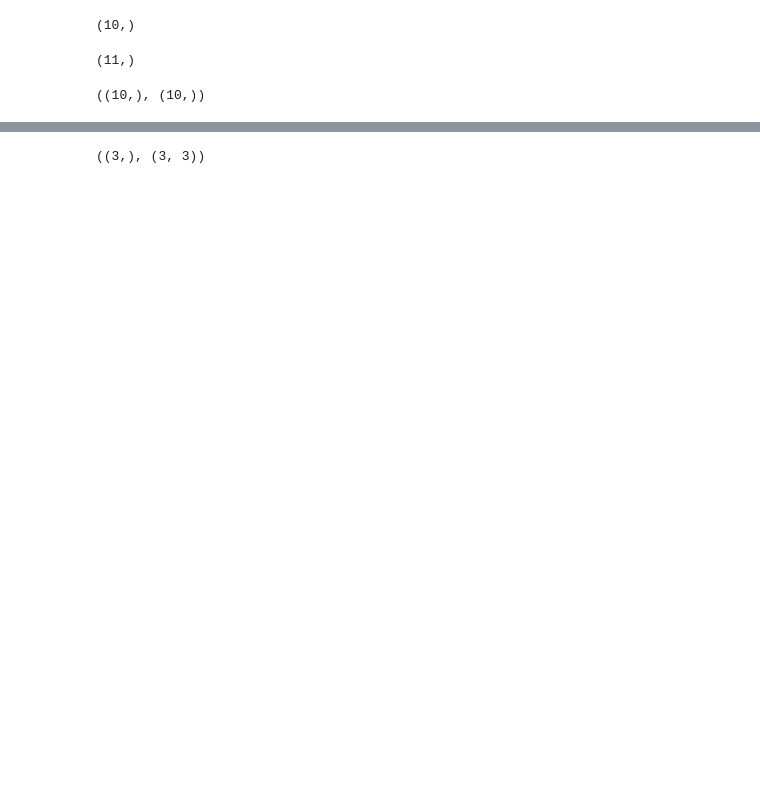
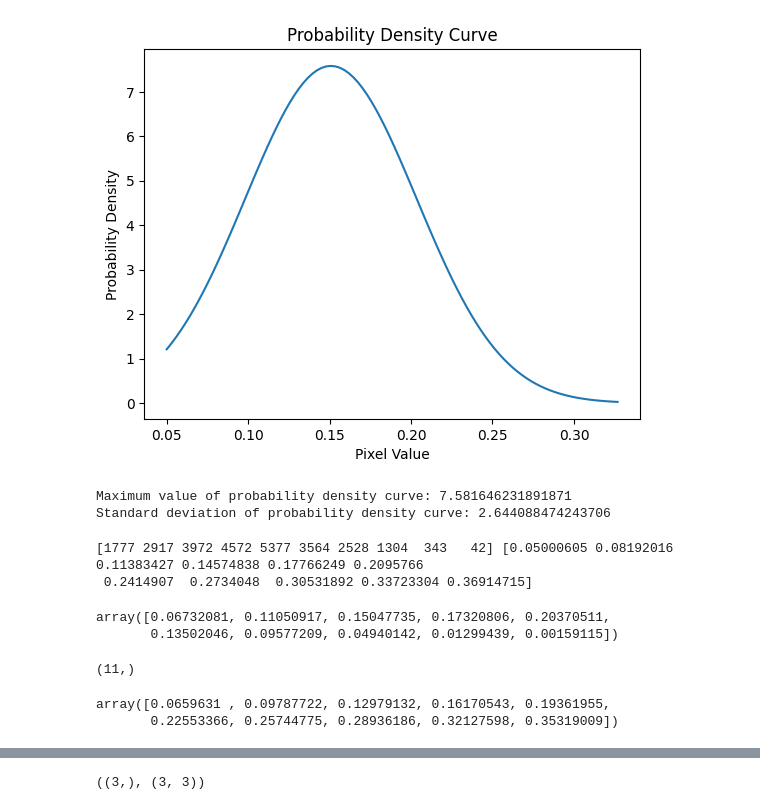
Before and after one commit to wenquchen/hytools, a Jupyter notebook: guassian_pdf.ipynb, the cells around one changed output, grey strips where cells are left out. Saved outputs shown, nothing was run; the diff lists cells and outputs as text; code cells hidden in the pictures; blank space fills up the shorter version.

```diff
--- a/guassian_pdf.ipynb
+++ b/guassian_pdf.ipynb
@@ -13,13 +37,48 @@ x_data = gdal.Open('F:/wenqu/trait_map/site2a_clip/4_25.tif').ReadAsArray().flat
+# %%
+# Calculate mean and standard deviation of image values
+mean = np.mean(x_data)
+sigma = np.std(x_data)
+
+# Define Gaussian function
+def gaussian(x, mean, sigma):
+    return (1/(sigma*np.sqrt(2*np.pi))) * np.exp(-(x-mean)**2/(2*sigma**2))
+
+# Evaluate Gaussian function at a range of x values
+x_range = np.linspace(np.min(x_data), np.max(x_data), 100)
+y_range = gaussian(x_range, mean, sigma)
+
+# Get maximum value and standard deviation of Gaussian curve
+max_val = np.max(y_range)
+std = np.std(y_range)
+
+# Plot Gaussian curve
+plt.plot(x_range, y_range)
+plt.title('Probability Density Curve')
+plt.xlabel('Pixel Value')
+plt.ylabel('Probability Density')
+plt.show()
+
+print(f'Maximum value of probability density curve: {max_val}')
+print(f'Standard deviation of probability density curve: {std}')
+# %% [output]
+[figure, added]
+Maximum value of probability density curve: 7.581646231891871
+Standard deviation of probability density curve: 2.644088474243706
 # %%
 #plotting the histogram
 # compute the histogram of a dataset, it returnns two arrays
 # the number of values fallinng into the bin and the bin edges half-open, except last one
 hist, bin_edges = np.histogram(x_data)
+print(hist, bin_edges)
 hist=hist/sum(hist)
+# %% [output]
+[1777 2917 3972 4572 5377 3564 2528 1304  343   42] [0.05000605 0.08192016 0.11383427 0.14574838 0.17766249 0.2095766
+ 0.2414907  0.2734048  0.30531892 0.33723304 0.36914715]
 # %%
-hist.shape
+hist
 # %% [output]
-(10,)
+array([0.06732081, 0.11050917, 0.15047735, 0.17320806, 0.20370511,
+       0.13502046, 0.09577209, 0.04940142, 0.01299439, 0.00159115])
 # %%
 bin_edges.shape
 # %% [output]
@@ -33,9 +98,10 @@ for ii in range(n):
 # number of values falling into each bins - probability
 y_hist=hist
 # %%
-x_hist.shape, y_hist.shape
+x_hist
 # %% [output]
-((10,), (10,))
+array([0.0659631 , 0.09787722, 0.12979132, 0.16170543, 0.19361955,
+       0.22553366, 0.25744775, 0.28936186, 0.32127598, 0.35319009])
 # %%
 #Calculating the Gaussian PDF values given Gaussian parameters and random variable X
 def gaus(X,C,X_mean,sigma):
```
Also changed, not shown: parts of 11 cells of this notebook.
